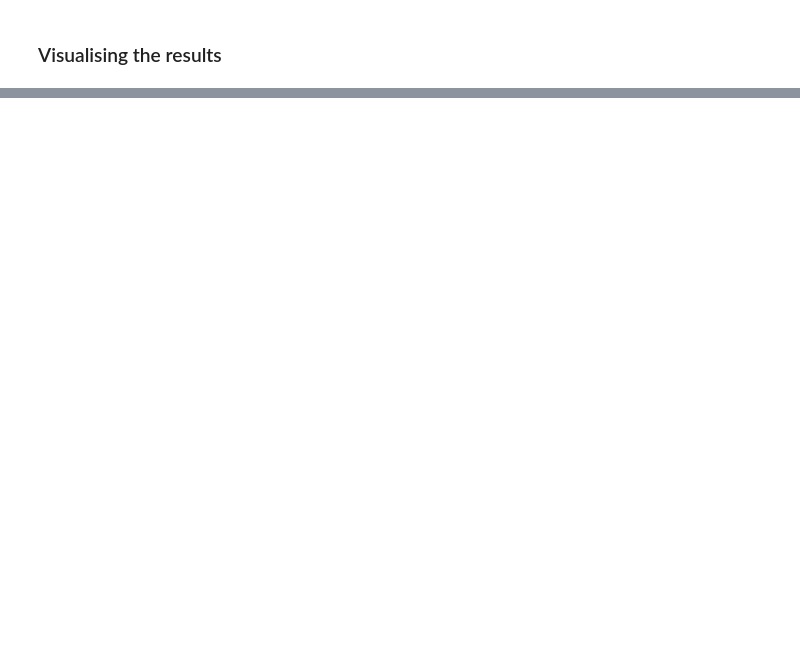
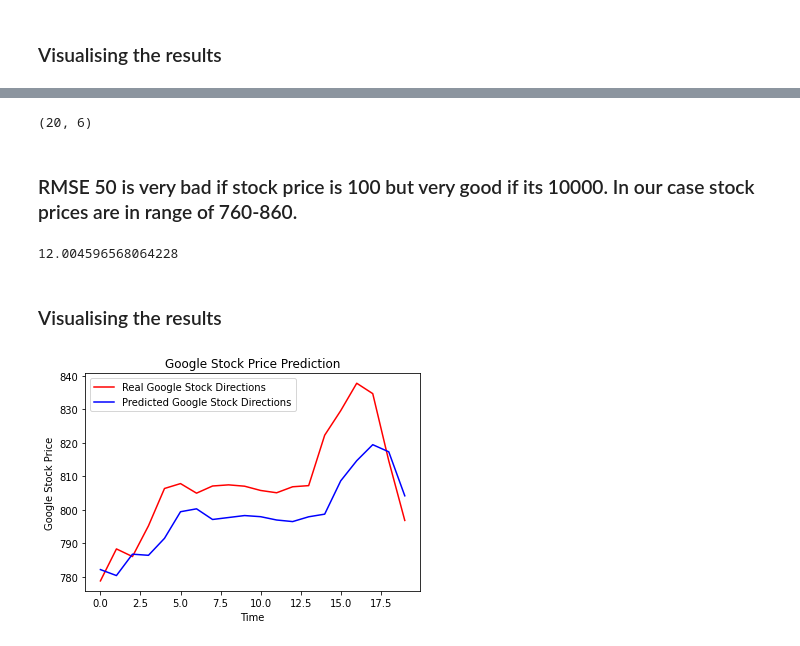
Before and after one commit to waqardongre/timeseriesforecasting, a Jupyter notebook: Google_stock_price_predictions_time_series_forecasting_by_Waqar_Dongre.ipynb, the cells around one changed output, grey strips where cells are left out. Saved outputs shown, nothing was run; the diff lists cells and outputs as text; code cells hidden in the pictures; blank space fills up the shorter version.

```diff
--- a/Google_stock_price_predictions_time_series_forecasting_by_Waqar_Dongre.ipynb
+++ b/Google_stock_price_predictions_time_series_forecasting_by_Waqar_Dongre.ipynb
@@ -237,0 +242,3 @@ plt.show()
+# %%
+regressor_dir = regressor
+regressor_dir.fit(X_train, y_train, epochs = 200, batch_size = 70)
@@ -237,0 +296,3 @@ plt.show()
+# %%
+dataset_test = pd.read_csv(drive_path + 'Google_Stock_Price_Test.csv')
+real_stock_price = dataset_test.iloc[:, 1:2].values
@@ -237,0 +314,35 @@ plt.show()
+# %%
+dataset_test.shape
+# %% [output]
+(20, 6)
+# %%
+dataset_total = pd.concat((dataset_train['Open'], dataset_test['Open']), axis = 0)
+inputs = dataset_total[len(dataset_total) - len(dataset_test) - 120:].values
+inputs = inputs.reshape(-1,1)
+inputs = sc.transform(inputs)
+X_test = []
+for i in range(120, 140):
+    X_test.append(inputs[i-120:i, 0])
+X_test = np.array(X_test)
+X_test = np.reshape(X_test, (X_test.shape[0], X_test.shape[1], 1))
+predicted_stock_price = regressor_dir.predict(X_test)
+predicted_stock_price = sc.inverse_transform(predicted_stock_price)
+# %% [markdown]
+### RMSE 50 is very bad if stock price is 100 but very good if its 10000. In our case stock prices are in range of 760-860.
+# %%
+rmse = math.sqrt(mean_squared_error(real_stock_price, predicted_stock_price))
+print(rmse)
+# %% [output]
+12.004596568064228
+# %% [markdown]
+### Visualising the results
+# %%
+plt.plot(real_stock_price, color = 'red', label = 'Real Google Stock Directions')
+plt.plot(predicted_stock_price, color = 'blue', label = 'Predicted Google Stock Directions')
+plt.title('Google Stock Price Prediction')
+plt.xlabel('Time')
+plt.ylabel('Google Stock Price')
+plt.legend()
+plt.show()
+# %% [output]
+[figure, added]
```
Also changed, not shown: parts of 20 cells of this notebook.
